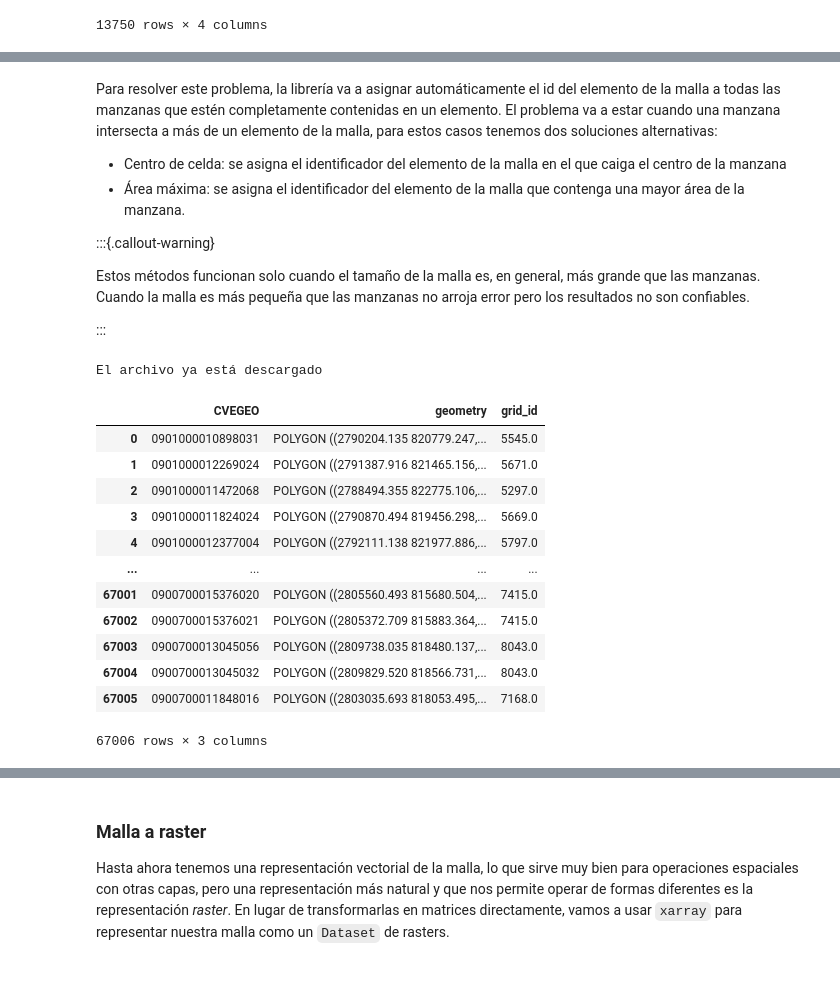
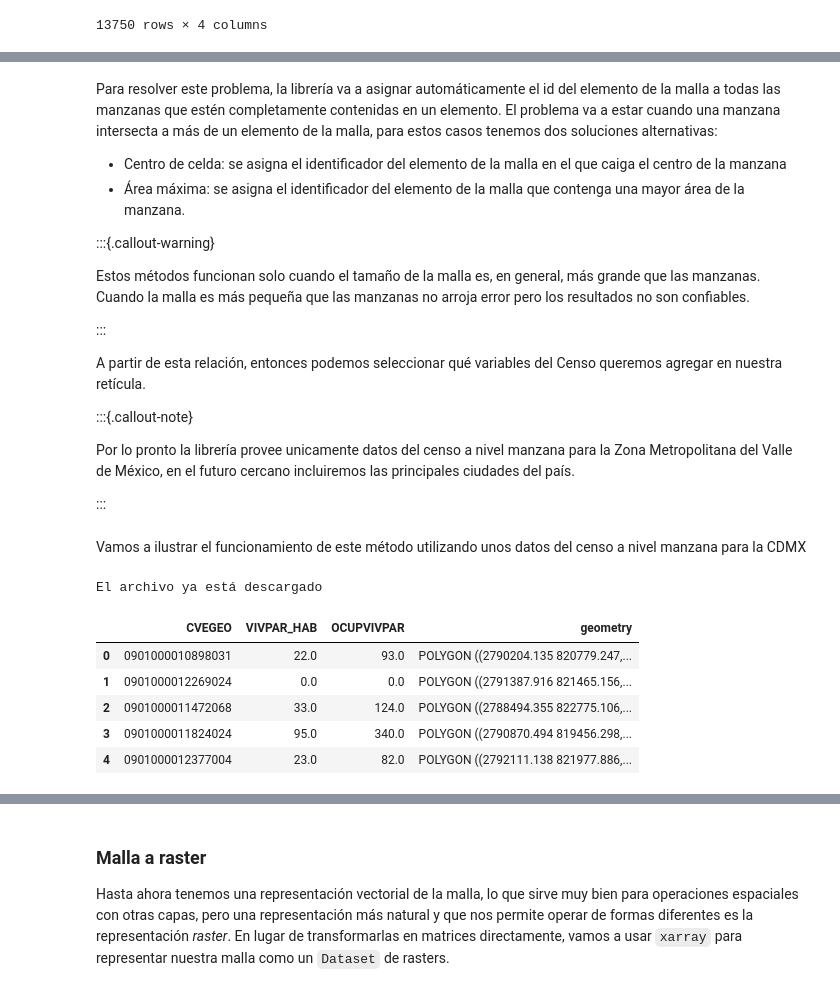
Before and after one commit to CentroGeo/pyLandUseMX, a Jupyter notebook: nbs/api/01_coberturas.ipynb, the cells around one changed output, grey strips where cells are left out. Saved outputs shown, nothing was run; the diff lists cells and outputs as text; code cells hidden in the pictures.

Commit message:
agrega_manzanas para mallas regulares.

```diff
--- a/nbs/api/01_coberturas.ipynb
+++ b/nbs/api/01_coberturas.ipynb
@@ -408,6 +410,14 @@ Para resolver este problema, la librería va a asignar automáticamente el id de
 Estos métodos funcionan solo cuando el tamaño de la malla es, en general, más grande que las manzanas. Cuando la malla es más pequeña que las manzanas no arroja error pero los resultados no son confiables.
 
 :::
+
+A partir de esta relación, entonces podemos seleccionar qué variables del Censo queremos agregar en nuestra retícula.
+
+:::{.callout-note}
+
+Por lo pronto la librería provee unicamente datos del censo a nivel manzana para la Zona Metropolitana del Valle de México, en el futuro cercano incluiremos las principales ciudades del país.
+
+:::
 # %%
 #| export
 @patch
@@ -443,20 +462,14 @@ def agrega_manzanas(self:Malla,
+# %% [markdown]
+Vamos a ilustrar el funcionamiento de este método utilizando unos datos del censo a nivel manzana para la CDMX
 # %%
-pth = descarga_manzanas()
+pth = descarga_manzanas_ejemplo()
 manzanas = gpd.read_file(pth)
-unidas = malla.agrega_manzanas(manzanas, 'centro')
-unidas
+manzanas.head()
 # %% [output]
 El archivo ya está descargado
-|  | CVEGEO | geometry | grid_id |
-| 0 | 0901000010898031 | POLYGON ((2790204.135 820779.247,... | 5545.0 |
-| 1 | 0901000012269024 | POLYGON ((2791387.916 821465.156,... | 5671.0 |
-| 2 | 0901000011472068 | POLYGON ((2788494.355 822775.106,... | 5297.0 |
-| 3 | 0901000011824024 | POLYGON ((2790870.494 819456.298,... | 5669.0 |
-| 4 | 0901000012377004 | POLYGON ((2792111.138 821977.886,... | 5797.0 |
-| ... | ... | ... | ... |
-| 67001 | 0900700015376020 | POLYGON ((2805560.493 815680.504,... | 7415.0 |
-| 67002 | 0900700015376021 | POLYGON ((2805372.709 815883.364,... | 7415.0 |
-| 67003 | 0900700013045056 | POLYGON ((2809738.035 818480.137,... | 8043.0 |
-| 67004 | 0900700013045032 | POLYGON ((2809829.520 818566.731,... | 8043.0 |
-| 67005 | 0900700011848016 | POLYGON ((2803035.693 818053.495,... | 7168.0 |
+|  | CVEGEO | VIVPAR_HAB | OCUPVIVPAR | geometry |
+| 0 | 0901000010898031 | 22.0 | 93.0 | POLYGON ((2790204.135 820779.247,... |
+| 1 | 0901000012269024 | 0.0 | 0.0 | POLYGON ((2791387.916 821465.156,... |
+| 2 | 0901000011472068 | 33.0 | 124.0 | POLYGON ((2788494.355 822775.106,... |
+| 3 | 0901000011824024 | 95.0 | 340.0 | POLYGON ((2790870.494 819456.298,... |
+| 4 | 0901000012377004 | 23.0 | 82.0 | POLYGON ((2792111.138 821977.886,... |
-67006 rows × 3 columns
```
Also changed, not shown: parts of 6 cells of this notebook, 7 other files.
